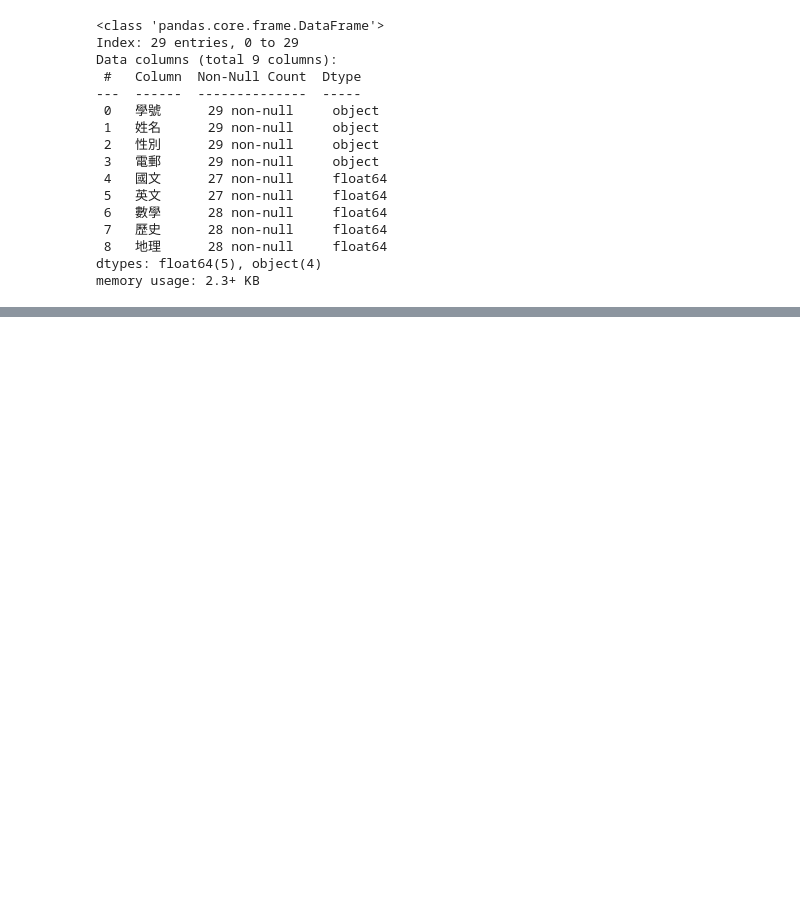
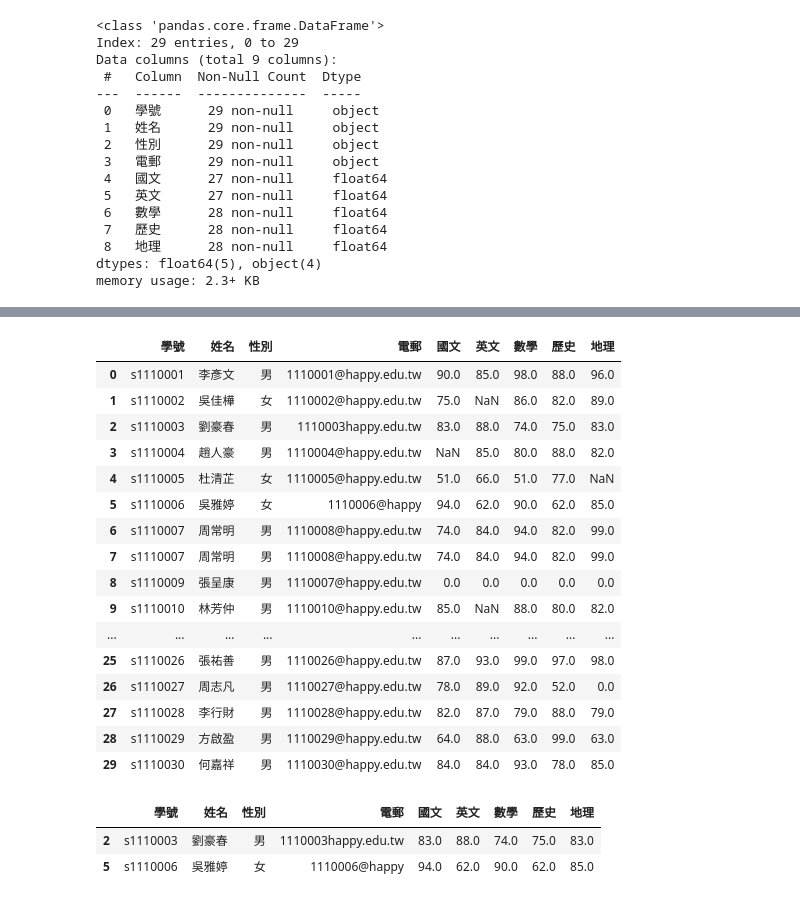
Before and after one commit to AshleyKoung/Data-Analysis, a Jupyter notebook: 資料清洗處理.ipynb, the cells around one changed output, grey strips where cells are left out. Drawn from its saved outputs; the diff is of its cells as text; code cells hidden in the pictures; blank space fills up the shorter version.

```diff
--- a/資料清洗處理.ipynb
+++ b/資料清洗處理.ipynb
@@ -126,0 +152,37 @@ memory usage: 2.3+ KB
+# %%
+#找到數字不符合邏輯的成績，並將其改成合乎邏輯的
+
+df.loc[df['國文']<0, '國文']=0
+df.loc[df['英文']<0, '英文']=0
+df.loc[df['數學']<0, '數學']=0
+df.loc[df['歷史']<0, '歷史']=0
+df.loc[df['地理']<0, '地理']=0
+df
+# %% [output]
+|  | 學號 | 姓名 | 性別 | 電郵 | 國文 | 英文 | 數學 | 歷史 | 地理 |
+| 0 | s1110001 | 李彥文 | 男 | 1110001@happy.edu.tw | 90.0 | 85.0 | 98.0 | 88.0 | 96.0 |
+| 1 | s1110002 | 吳佳樺 | 女 | 1110002@happy.edu.tw | 75.0 | NaN | 86.0 | 82.0 | 89.0 |
+| 2 | s1110003 | 劉豪春 | 男 | 1110003happy.edu.tw | 83.0 | 88.0 | 74.0 | 75.0 | 83.0 |
+| 3 | s1110004 | 趙人豪 | 男 | 1110004@happy.edu.tw | NaN | 85.0 | 80.0 | 88.0 | 82.0 |
+| 4 | s1110005 | 杜清芷 | 女 | 1110005@happy.edu.tw | 51.0 | 66.0 | 51.0 | 77.0 | NaN |
+| 5 | s1110006 | 吳雅婷 | 女 | 1110006@happy | 94.0 | 62.0 | 90.0 | 62.0 | 85.0 |
+| 6 | s1110007 | 周常明 | 男 | 1110008@happy.edu.tw | 74.0 | 84.0 | 94.0 | 82.0 | 99.0 |
+| 7 | s1110007 | 周常明 | 男 | 1110008@happy.edu.tw | 74.0 | 84.0 | 94.0 | 82.0 | 99.0 |
+| 8 | s1110009 | 張呈康 | 男 | 1110007@happy.edu.tw | 0.0 | 0.0 | 0.0 | 0.0 | 0.0 |
+| 9 | s1110010 | 林芳仲 | 男 | 1110010@happy.edu.tw | 85.0 | NaN | 88.0 | 80.0 | 82.0 |
+| ... | ... | ... | ... | ... | ... | ... | ... | ... | ... |
+| 25 | s1110026 | 張祐善 | 男 | 1110026@happy.edu.tw | 87.0 | 93.0 | 99.0 | 97.0 | 98.0 |
+| 26 | s1110027 | 周志凡 | 男 | 1110027@happy.edu.tw | 78.0 | 89.0 | 92.0 | 52.0 | 0.0 |
+| 27 | s1110028 | 李行財 | 男 | 1110028@happy.edu.tw | 82.0 | 87.0 | 79.0 | 88.0 | 79.0 |
+| 28 | s1110029 | 方啟盈 | 男 | 1110029@happy.edu.tw | 64.0 | 88.0 | 63.0 | 99.0 | 63.0 |
+| 29 | s1110030 | 何嘉祥 | 男 | 1110030@happy.edu.tw | 84.0 | 84.0 | 93.0 | 78.0 | 85.0 |
+# %%
+#找到格式不對的電子郵件，這之後可以選擇要刪除或修正檔案，以利數據完整
+
+column='電郵'
+condition = df[column].str.contains(r'^[a-zA-Z0-9._%+-]+@[a-zA-Z0-9.-]+\.[a-zA-Z]{2,4}$', regex=True)
+df[~condition]
+# %% [output]
+|  | 學號 | 姓名 | 性別 | 電郵 | 國文 | 英文 | 數學 | 歷史 | 地理 |
+| 2 | s1110003 | 劉豪春 | 男 | 1110003happy.edu.tw | 83.0 | 88.0 | 74.0 | 75.0 | 83.0 |
+| 5 | s1110006 | 吳雅婷 | 女 | 1110006@happy | 94.0 | 62.0 | 90.0 | 62.0 | 85.0 |
```
Also changed, not shown: parts of 1 cell of this notebook.
